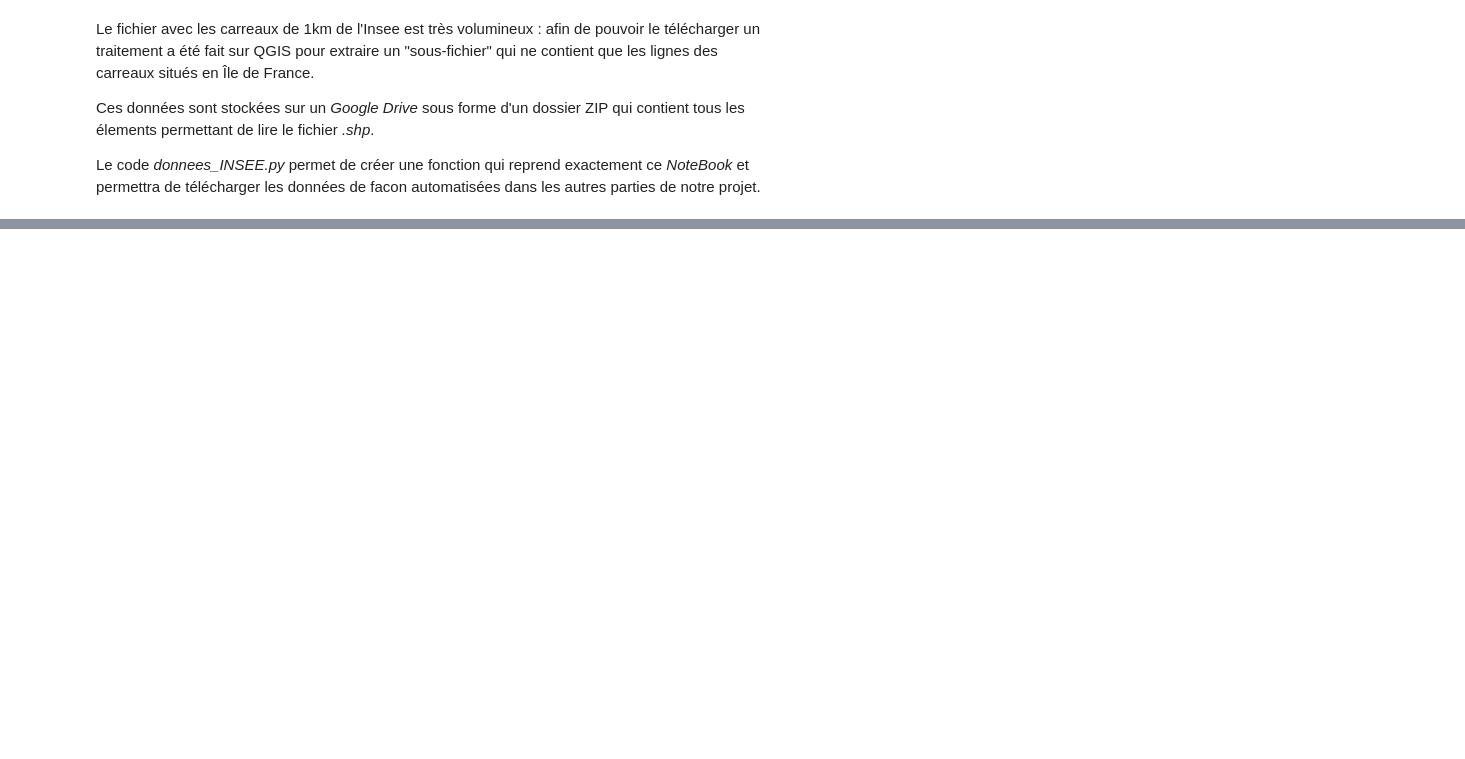
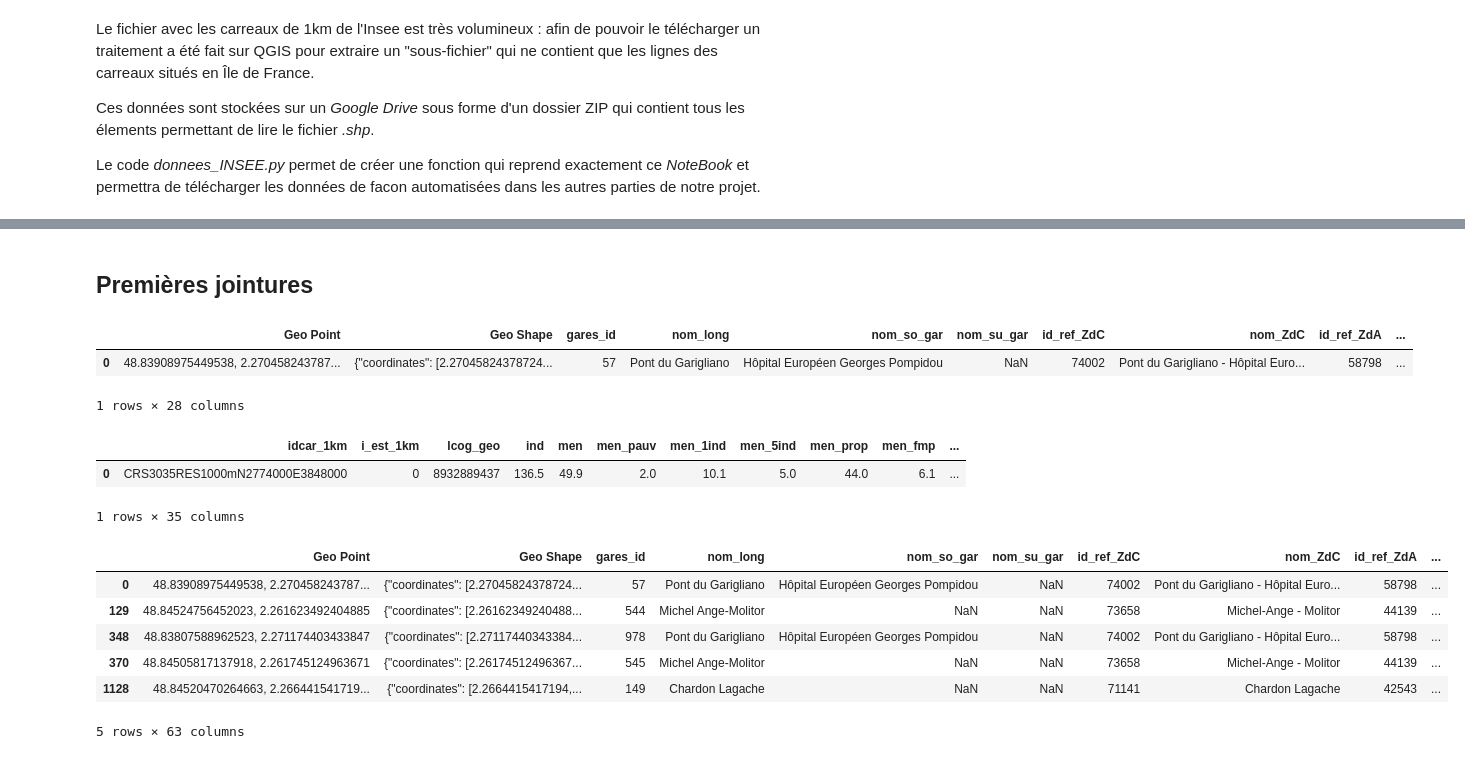
Before and after one commit to jlechat/Frequentation-des-stations-de-TC-en-Ile-de-France, a Jupyter notebook: 1- Importation des données/importation_carreaux_INSEE.ipynb, the cells around one changed output, grey strips where cells are left out. Drawn from its saved outputs; the diff is of its cells as text; code cells hidden in the pictures; blank space fills up the shorter version.

```diff
--- a/1- Importation des données/importation_carreaux_INSEE.ipynb
+++ b/1- Importation des données/importation_carreaux_INSEE.ipynb
@@ -48,0 +157,14 @@ data.plot()
+# %% [markdown]
+## Premières jointures
+# %%
+stations.head(1)
+# %% [output]
+|  | Geo Point | Geo Shape | gares_id | nom_long | nom_so_gar | nom_su_gar | id_ref_ZdC | nom_ZdC | id_ref_ZdA | ... |
+| 0 | 48.83908975449538, 2.270458243787... | {"coordinates": [2.27045824378724... | 57 | Pont du Garigliano | Hôpital Européen Georges Pompidou | NaN | 74002 | Pont du Garigliano - Hôpital Euro... | 58798 | ... |
+1 rows × 28 columns
+# %%
+data.head(1)
+# %% [output]
+|  | idcar_1km | i_est_1km | lcog_geo | ind | men | men_pauv | men_1ind | men_5ind | men_prop | men_fmp | ... |
+| 0 | CRS3035RES1000mN2774000E3848000 | 0 | 8932889437 | 136.5 | 49.9 | 2.0 | 10.1 | 5.0 | 44.0 | 6.1 | ... |
+1 rows × 35 columns
@@ -48,0 +173,10 @@ data.plot()
+# %%
+stations_socio.head()
+# %% [output]
+|  | Geo Point | Geo Shape | gares_id | nom_long | nom_so_gar | nom_su_gar | id_ref_ZdC | nom_ZdC | id_ref_ZdA | ... |
+| 0 | 48.83908975449538, 2.270458243787... | {"coordinates": [2.27045824378724... | 57 | Pont du Garigliano | Hôpital Européen Georges Pompidou | NaN | 74002 | Pont du Garigliano - Hôpital Euro... | 58798 | ... |
+| 129 | 48.84524756452023, 2.261623492404885 | {"coordinates": [2.26162349240488... | 544 | Michel Ange-Molitor | NaN | NaN | 73658 | Michel-Ange - Molitor | 44139 | ... |
+| 348 | 48.83807588962523, 2.271174403433847 | {"coordinates": [2.27117440343384... | 978 | Pont du Garigliano | Hôpital Européen Georges Pompidou | NaN | 74002 | Pont du Garigliano - Hôpital Euro... | 58798 | ... |
+| 370 | 48.84505817137918, 2.261745124963671 | {"coordinates": [2.26174512496367... | 545 | Michel Ange-Molitor | NaN | NaN | 73658 | Michel-Ange - Molitor | 44139 | ... |
+| 1128 | 48.84520470264663, 2.266441541719... | {"coordinates": [2.2664415417194,... | 149 | Chardon Lagache | NaN | NaN | 71141 | Chardon Lagache | 42543 | ... |
+5 rows × 63 columns
```
Also changed, not shown: parts of 22 cells of this notebook.
